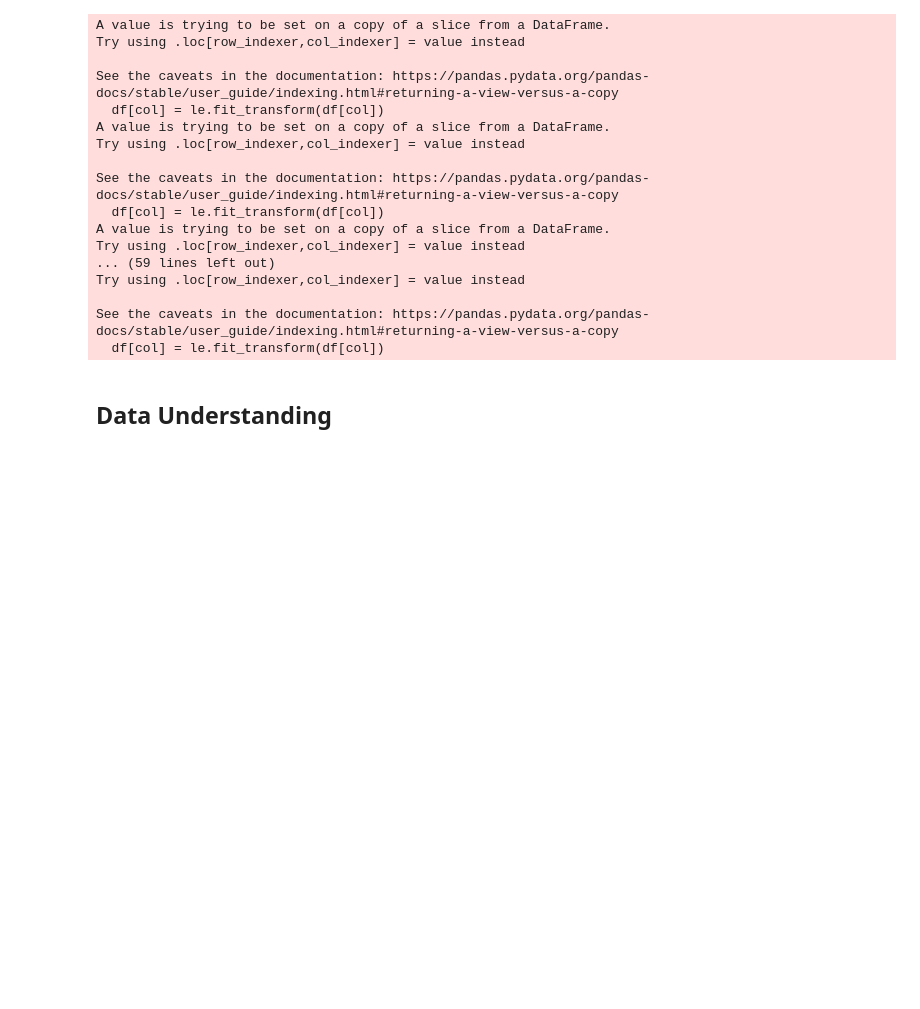
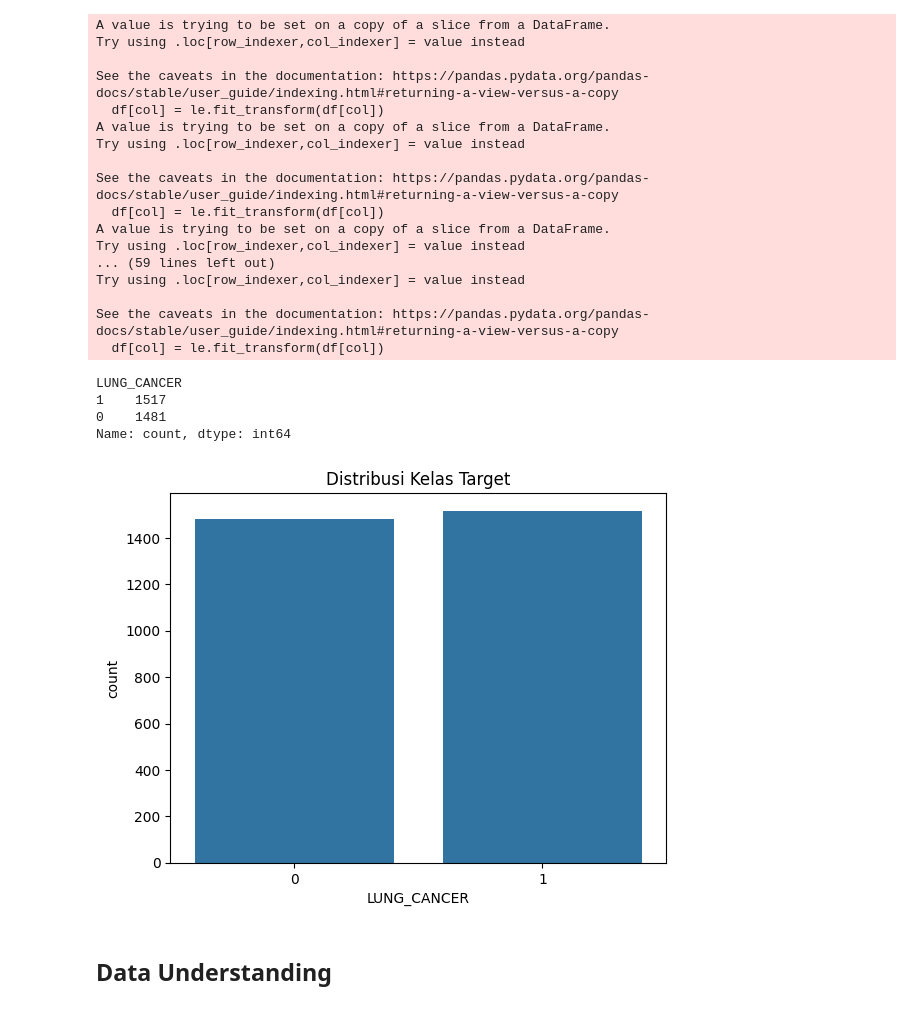
Before and after one commit to Davisulaiman/Predicitve_Analytics_Machine_Learning_Terapan_Dicoding, a Jupyter notebook: Predictive_Analysis.ipynb, the cells around one changed output. Saved outputs shown, nothing was run; the diff lists cells and outputs as text; code cells hidden in the pictures; blank space fills up the shorter version.

```diff
--- a/Predictive_Analysis.ipynb
+++ b/Predictive_Analysis.ipynb
@@ -284,6 +284,17 @@ Try using .loc[row_indexer,col_indexer] = value instead
 
 See the caveats in the documentation: https://pandas.pydata.org/pandas-docs/stable/user_guide/indexing.html#returning-a-view-versus-a-copy
   df[col] = le.fit_transform(df[col])
+# %%
+print(df['LUNG_CANCER'].value_counts())
+sns.countplot(x='LUNG_CANCER', data=df)
+plt.title("Distribusi Kelas Target")
+plt.show()
+# %% [output]
+LUNG_CANCER
+1    1517
+0    1481
+Name: count, dtype: int64
+[figure, added]
 # %% [markdown]
 ## Data Understanding
 # %%
```
Also changed, not shown: parts of 17 cells of this notebook, 4 other files.
